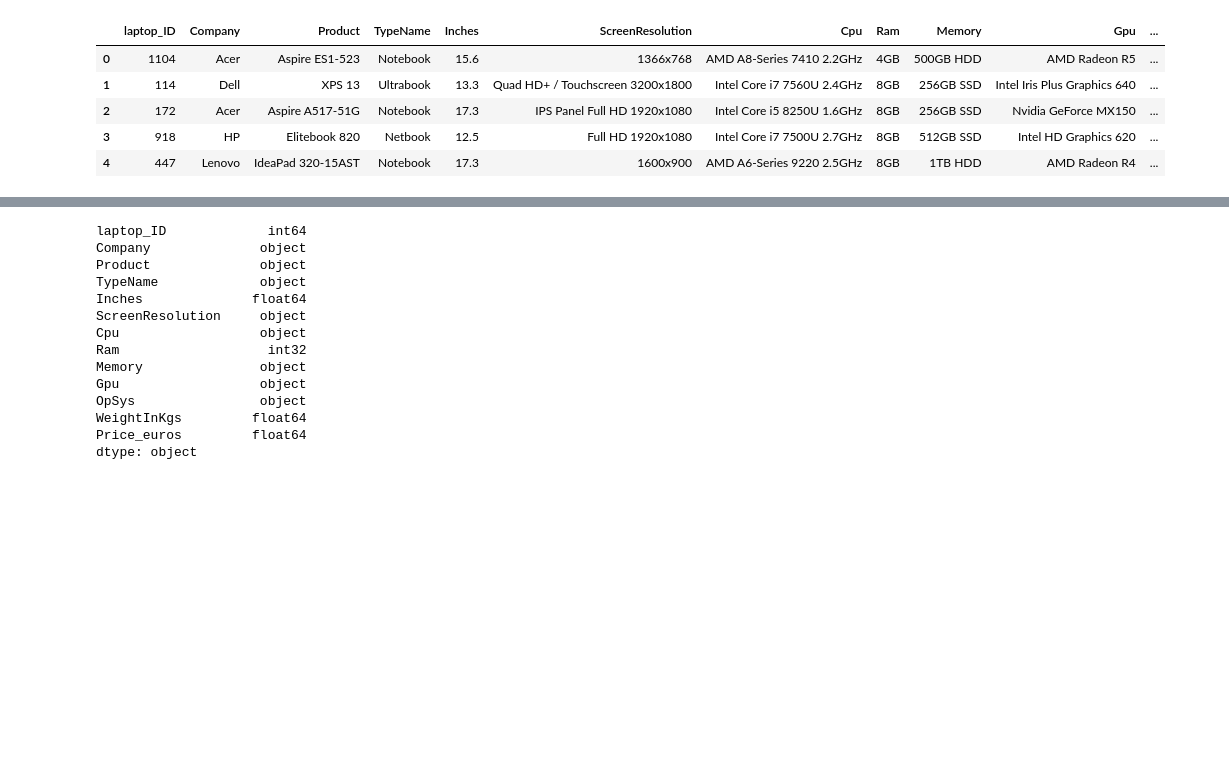
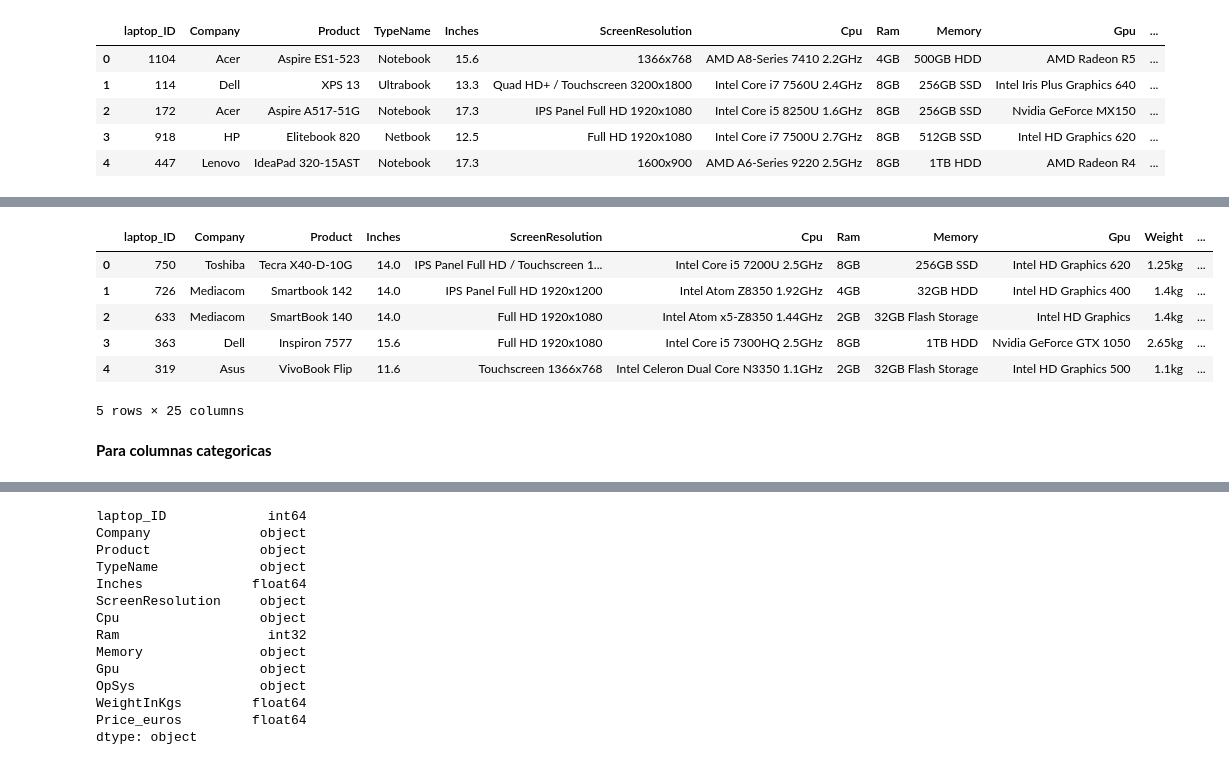
Before and after one commit to LauraGSanchz/DS_PT_09_2023, a Jupyter notebook: Machine_Learning/1-Supervisado/1-Regression/Kaggle1/Kaggle_Ayuda_j.ipynb, the cells around one changed output, grey strips where cells are left out. Drawn from its saved outputs; the diff is of its cells as text; code cells hidden in the pictures; blank space fills up the shorter version.

```diff
--- a/Machine_Learning/1-Supervisado/1-Regression/Kaggle1/Kaggle_Ayuda_j.ipynb
+++ b/Machine_Learning/1-Supervisado/1-Regression/Kaggle1/Kaggle_Ayuda_j.ipynb
@@ -122,0 +122,10 @@ train['WeightInKgs'] = train['WeightInKgs'].astype(float)
+# %%
+test_ampliado.head()
+# %% [output]
+|  | laptop_ID | Company | Product | Inches | ScreenResolution | Cpu | Ram | Memory | Gpu | Weight | ... |
+| 0 | 750 | Toshiba | Tecra X40-D-10G | 14.0 | IPS Panel Full HD / Touchscreen 1... | Intel Core i5 7200U 2.5GHz | 8GB | 256GB SSD | Intel HD Graphics 620 | 1.25kg | ... |
+| 1 | 726 | Mediacom | Smartbook 142 | 14.0 | IPS Panel Full HD 1920x1200 | Intel Atom Z8350 1.92GHz | 4GB | 32GB HDD | Intel HD Graphics 400 | 1.4kg | ... |
+| 2 | 633 | Mediacom | SmartBook 140 | 14.0 | Full HD 1920x1080 | Intel Atom x5-Z8350 1.44GHz | 2GB | 32GB Flash Storage | Intel HD Graphics | 1.4kg | ... |
+| 3 | 363 | Dell | Inspiron 7577 | 15.6 | Full HD 1920x1080 | Intel Core i5 7300HQ 2.5GHz | 8GB | 1TB HDD | Nvidia GeForce GTX 1050 | 2.65kg | ... |
+| 4 | 319 | Asus | VivoBook Flip | 11.6 | Touchscreen 1366x768 | Intel Celeron Dual Core N3350 1.1GHz | 2GB | 32GB Flash Storage | Intel HD Graphics 500 | 1.1kg | ... |
+5 rows × 25 columns
@@ -122,0 +136,2 @@ train['WeightInKgs'] = train['WeightInKgs'].astype(float)
+# %% [markdown]
+**Para columnas categoricas**
```
Also changed, not shown: parts of 49 cells of this notebook, 3 other files.
